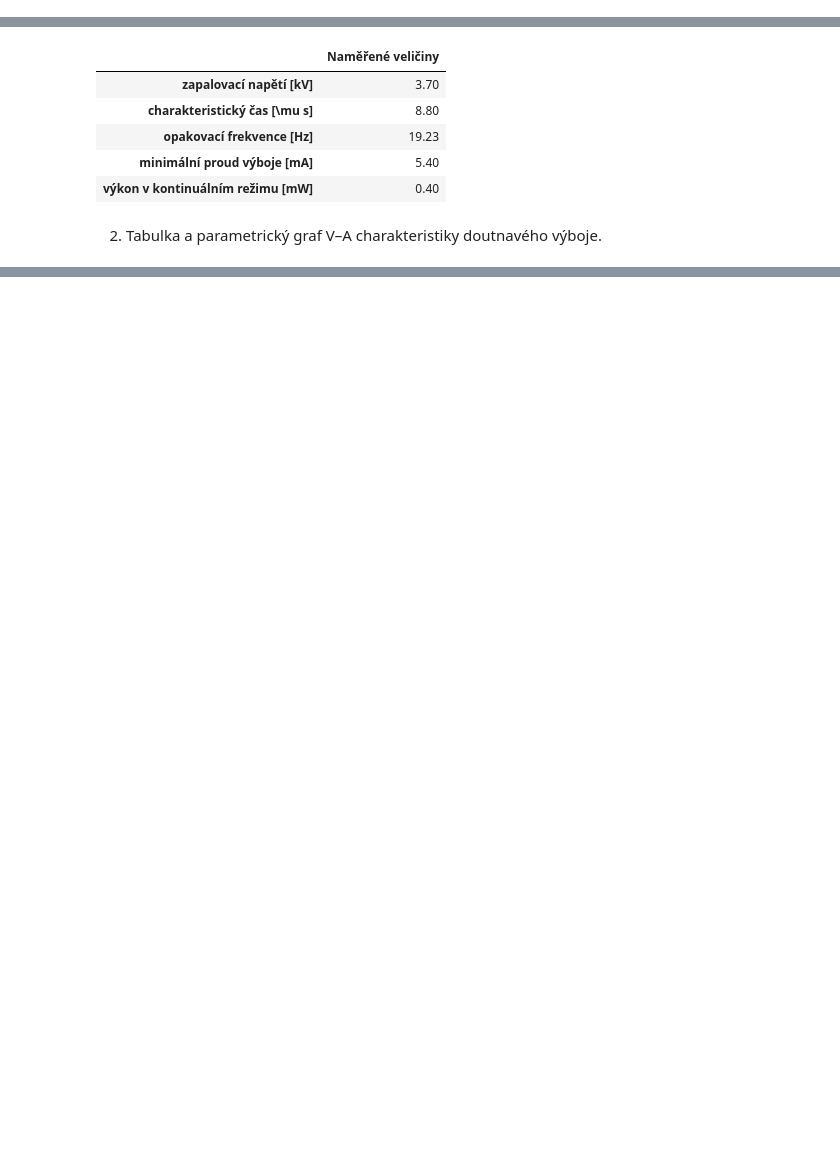
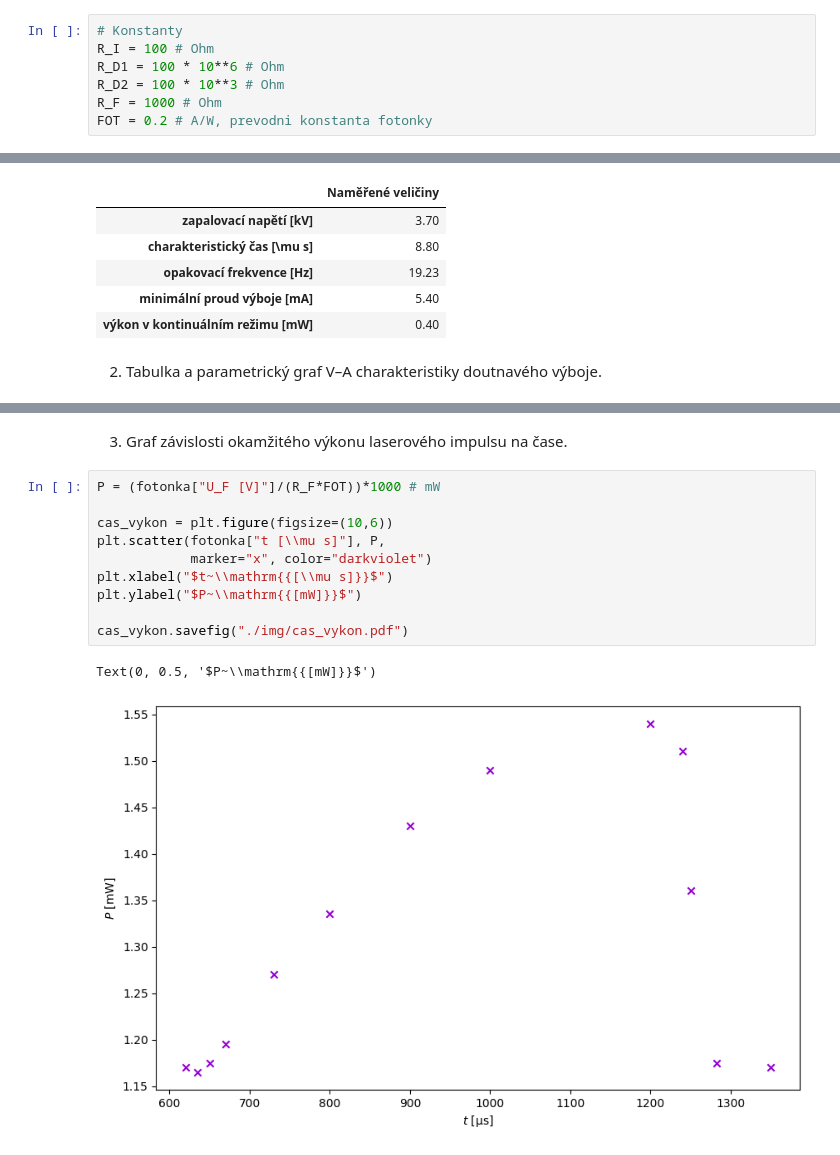
Before and after one commit to omikron-ceti/ZPLT, a Jupyter notebook: uloha_03/data_03/data_03.ipynb, the cells around one changed output, grey strips where cells are left out. Saved outputs shown, nothing was run; the diff lists cells and outputs as text; blank space fills up the shorter version.

```diff
--- a/uloha_03/data_03/data_03.ipynb
+++ b/uloha_03/data_03/data_03.ipynb
@@ -31,3 +12,10 @@ fotonka = pd.read_excel("data_03.xlsx", sheet_name="fotonka", engine="openpyxl")
+# %%
+# Konstanty
+R_I = 100 # Ohm
+R_D1 = 100 * 10**6 # Ohm
+R_D2 = 100 * 10**3 # Ohm
+R_F = 1000 # Ohm
+FOT = 0.2 # A/W, prevodni konstanta fotonky
 # %% [markdown]
 1. Hodnoty naměřených veličin: zapalovací napětí, charakteristický čas nárůstu proudu, opakovací
 frekvenci laseru, minimální proud výboje, výstupní výkon laseru v kontinuálním režimu.
@@ -108 +75,16 @@ voltamperova_charakteristika.savefig("./img/voltamperova_charakteristika.pdf")
 [figure]
+# %% [markdown]
+3. Graf závislosti okamžitého výkonu laserového impulsu na čase.
+# %%
+P = (fotonka["U_F [V]"]/(R_F*FOT))*1000 # mW
+
+cas_vykon = plt.figure(figsize=(10,6))
+plt.scatter(fotonka["t [\\mu s]"], P,
+            marker="x", color="darkviolet")
+plt.xlabel("$t~\\mathrm{{[\\mu s]}}$")
+plt.ylabel("$P~\\mathrm{{[mW]}}$")
+
+cas_vykon.savefig("./img/cas_vykon.pdf")
+# %% [output]
+Text(0, 0.5, '$P~\\mathrm{{[mW]}}$')
+[figure, added]
```
Also changed, not shown: parts of 6 cells of this notebook, 5 other files.
